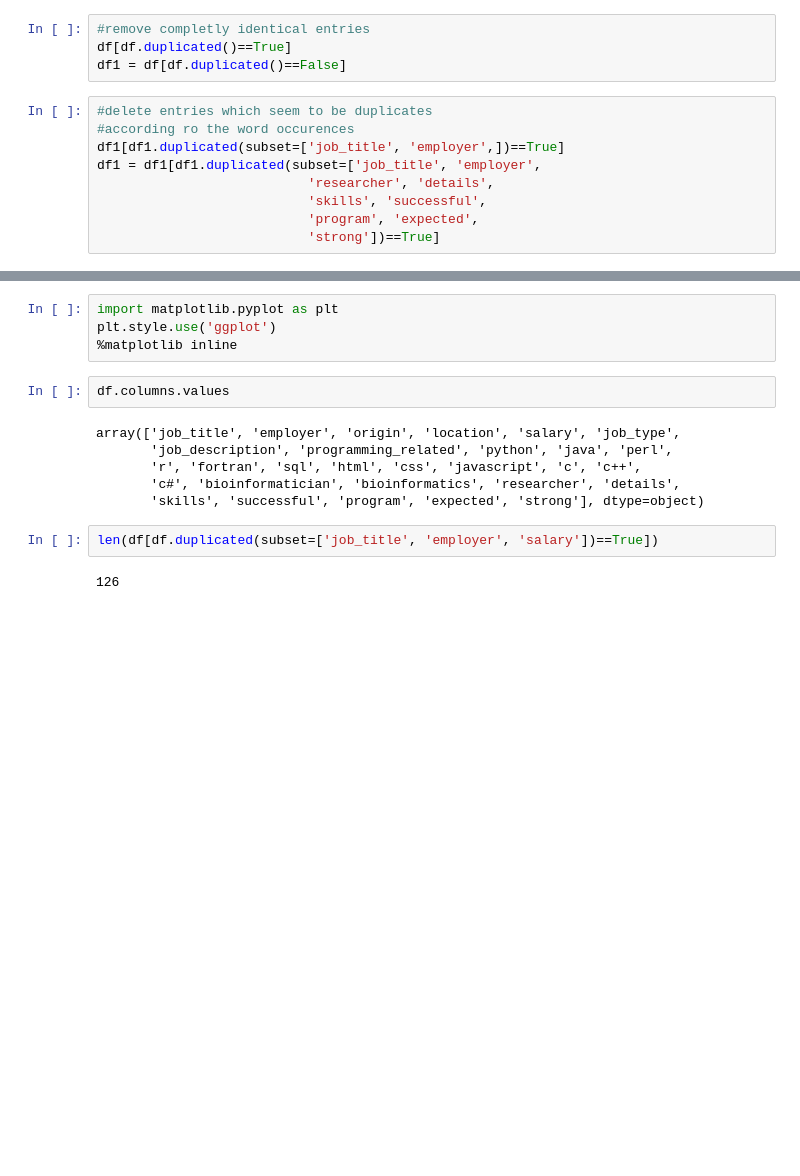
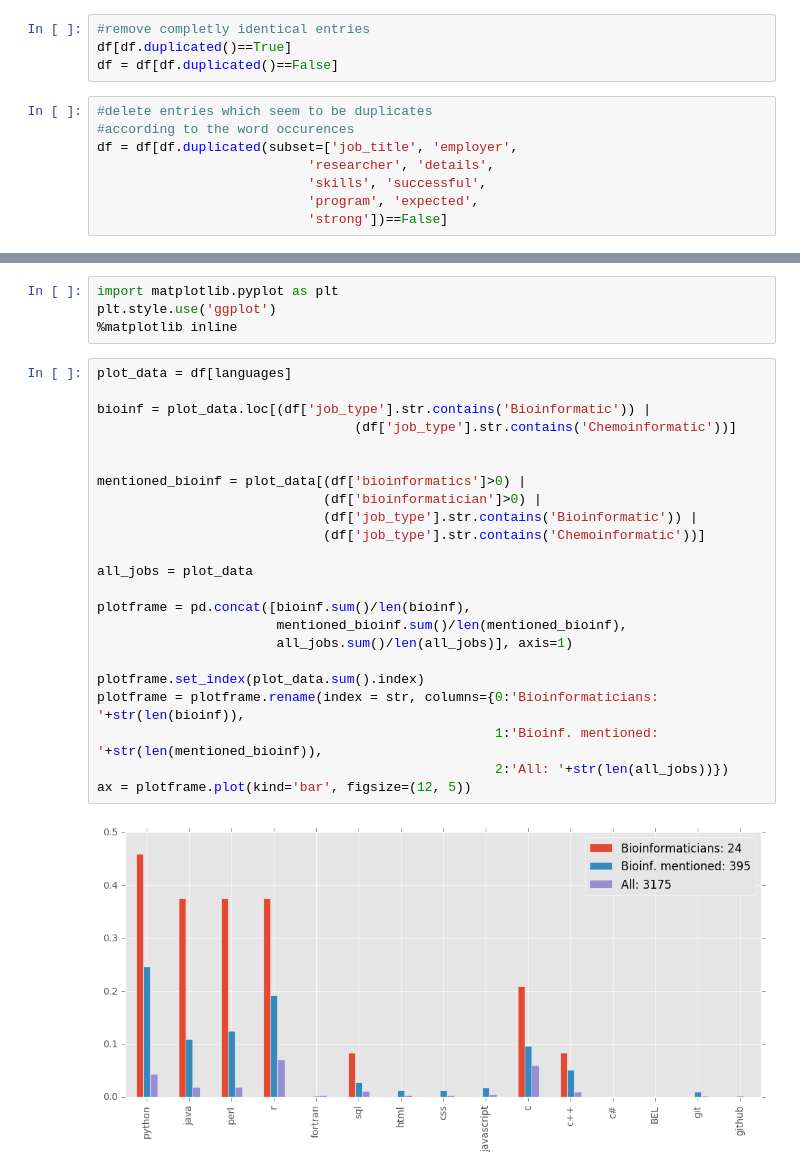
Before and after one commit to Cojabi/nat_sci_job, a Jupyter notebook: Evaluation of Scientific Job Adds.ipynb, the cells around one changed output, grey strips where cells are left out. Cells and saved outputs as stored; diff of their text form; blank space fills up the shorter version.

```diff
--- a/Evaluation of Scientific Job Adds.ipynb
+++ b/Evaluation of Scientific Job Adds.ipynb
@@ -127,16 +154,15 @@ Number of job offers/entries from Nature:
 # %%
 #remove completly identical entries
 df[df.duplicated()==True]
-df1 = df[df.duplicated()==False]
+df = df[df.duplicated()==False]
 # %%
 #delete entries which seem to be duplicates
-#according ro the word occurences
-df1[df1.duplicated(subset=['job_title', 'employer',])==True]
-df1 = df1[df1.duplicated(subset=['job_title', 'employer',
+#according to the word occurences
+df = df[df.duplicated(subset=['job_title', 'employer',
                            'researcher', 'details',
                            'skills', 'successful',
                            'program', 'expected',
-                           'strong'])==True]
+                           'strong'])==False]
 # %%
 #get and print number of entries in dataset post duplicate deletion
 print('Dataset after duplicate reduction')
@@ -162,15 +206,28 @@ len(df[df.duplicated(subset=['job_description'])==True])
 import matplotlib.pyplot as plt
 plt.style.use('ggplot')
 %matplotlib inline
-# %%
-df.columns.values
-# %% [output]
-array(['job_title', 'employer', 'origin', 'location', 'salary', 'job_type',
-       'job_description', 'programming_related', 'python', 'java', 'perl',
-       'r', 'fortran', 'sql', 'html', 'css', 'javascript', 'c', 'c++',
-       'c#', 'bioinformatician', 'bioinformatics', 'researcher', 'details',
-       'skills', 'successful', 'program', 'expected', 'strong'], dtype=object)
-# %%
-len(df[df.duplicated(subset=['job_title', 'employer', 'salary'])==True])
-# %% [output]
-126
+# %%
+plot_data = df[languages]
+
+bioinf = plot_data.loc[(df['job_type'].str.contains('Bioinformatic')) |
+                                 (df['job_type'].str.contains('Chemoinformatic'))]
+
+
+mentioned_bioinf = plot_data[(df['bioinformatics']>0) |
+                             (df['bioinformatician']>0) |
+                             (df['job_type'].str.contains('Bioinformatic')) |
+                             (df['job_type'].str.contains('Chemoinformatic'))]
+
+all_jobs = plot_data
+
+plotframe = pd.concat([bioinf.sum()/len(bioinf),
+                       mentioned_bioinf.sum()/len(mentioned_bioinf),
+                       all_jobs.sum()/len(all_jobs)], axis=1)
+
+plotframe.set_index(plot_data.sum().index)
+plotframe = plotframe.rename(index = str, columns={0:'Bioinformaticians: '+str(len(bioinf)),
+                                                   1:'Bioinf. mentioned: '+str(len(mentioned_bioinf)),
+                                                   2:'All: '+str(len(all_jobs))})
+ax = plotframe.plot(kind='bar', figsize=(12, 5))
+# %% [output]
+[figure, added]
```
Also changed, not shown: parts of 19 cells of this notebook, 2 other files.
